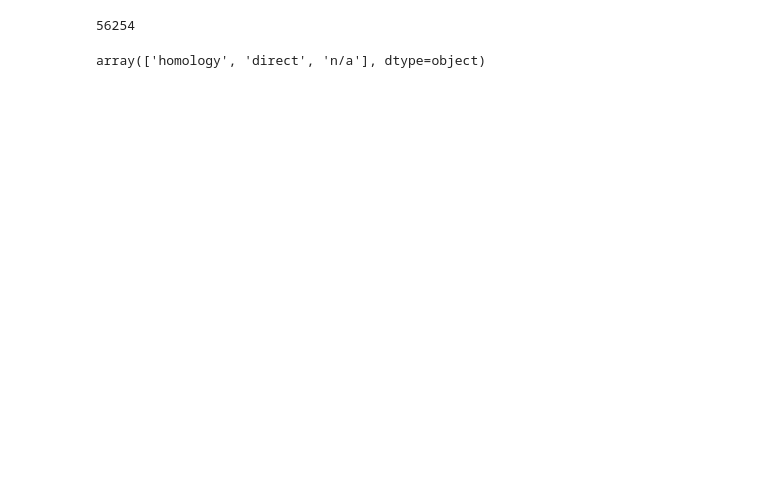
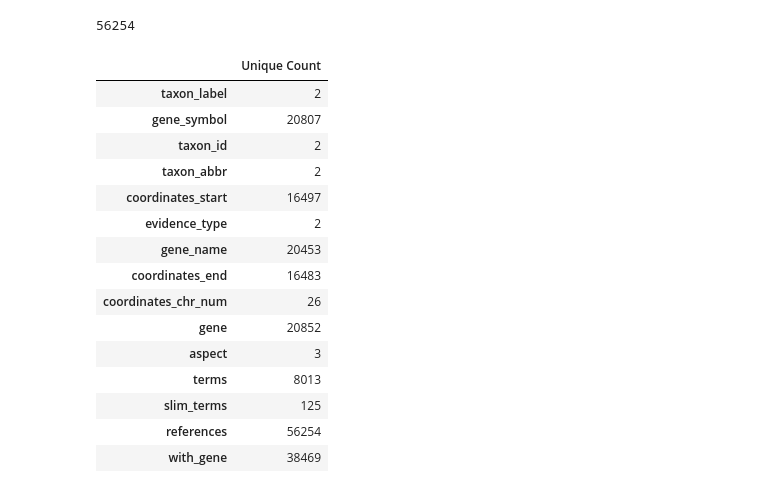
Before and after one commit to pantherdb/pango, a Jupyter notebook: loader/playground.ipynb, the cells around one changed output. Drawn from its saved outputs; the diff is of its cells as text; code cells hidden in the pictures; blank space fills up the shorter version.

```diff
--- a/loader/playground.ipynb
+++ b/loader/playground.ipynb
@@ -355,30 +365,45 @@ len(count_unique_refs(clean_annos_df))
 # %%
 scalar_cols = {
     'gene',
     'gene_symbol',
     'gene_name',
     'taxon_id',
     'taxon_label',
     'taxon_abbr',
     'coordinates_chr_num',
     'coordinates_start',
     'coordinates_end',
     'aspect',
     'evidence_type'
 }
 
 
 stats = {k: len(clean_annos_df[k].unique()) for k in scalar_cols }
 
 stats['terms']=len(count_unique_terms(clean_annos_df))
 stats['slim_terms']=len(count_unique_slim_terms(clean_annos_df))
 stats['references']=len(count_unique_refs(clean_annos_df))
 stats['with_gene']=len(count_unique_withs(clean_annos_df))
 stats_df = pd.DataFrame.from_dict(stats, orient ='index', columns=['Unique Count'])
 stats_df
-clean_annos_df['evidence_type'].unique()
+#clean_annos_df['evidence_type'].unique()
 # %% [output]
-array(['homology', 'direct', 'n/a'], dtype=object)
+|  | Unique Count |
+| taxon_label | 2 |
+| gene_symbol | 20807 |
+| taxon_id | 2 |
+| taxon_abbr | 2 |
+| coordinates_start | 16497 |
+| evidence_type | 2 |
+| gene_name | 20453 |
+| coordinates_end | 16483 |
+| coordinates_chr_num | 26 |
+| gene | 20852 |
+| aspect | 3 |
+| terms | 8013 |
+| slim_terms | 125 |
+| references | 56254 |
+| with_gene | 38469 |
 # %%
 unique_genes = clean_annos_df.drop_duplicates(subset=['gene', 'gene_symbol', 'gene_name'])
 unique_genes = unique_genes[['gene', 'gene_symbol', 'gene_name']]
```
Also changed, not shown: parts of 8 cells of this notebook, 19 other files.
